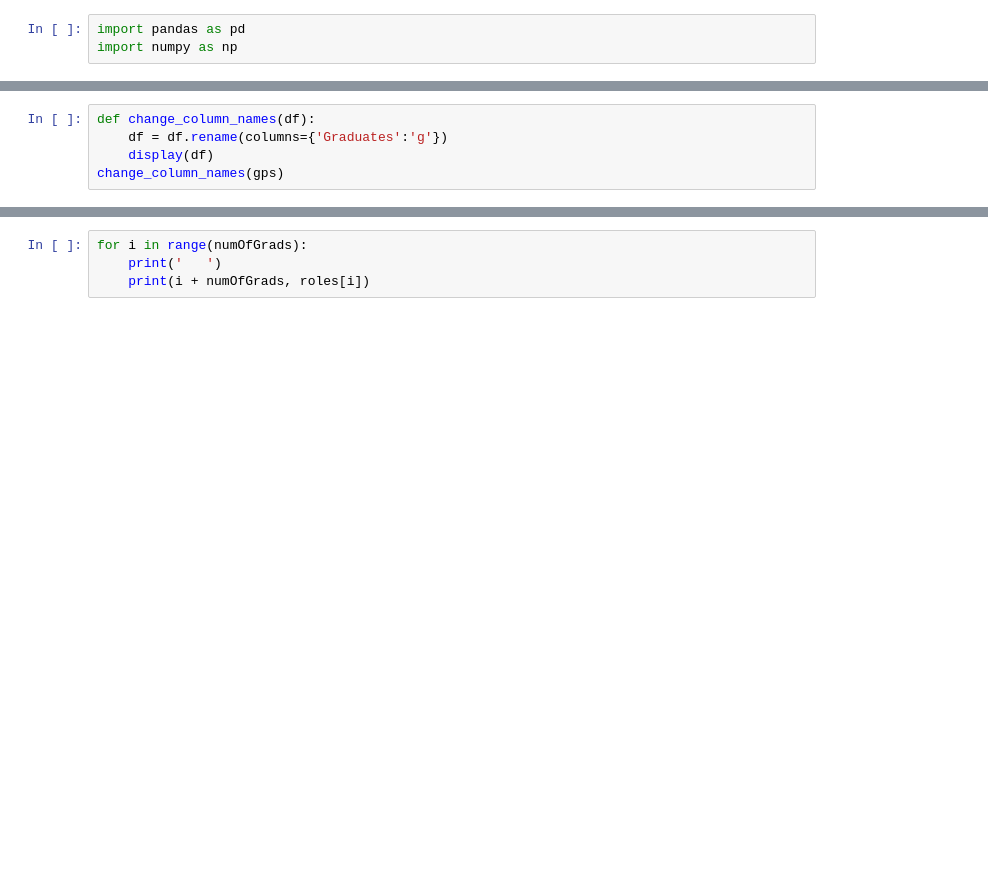
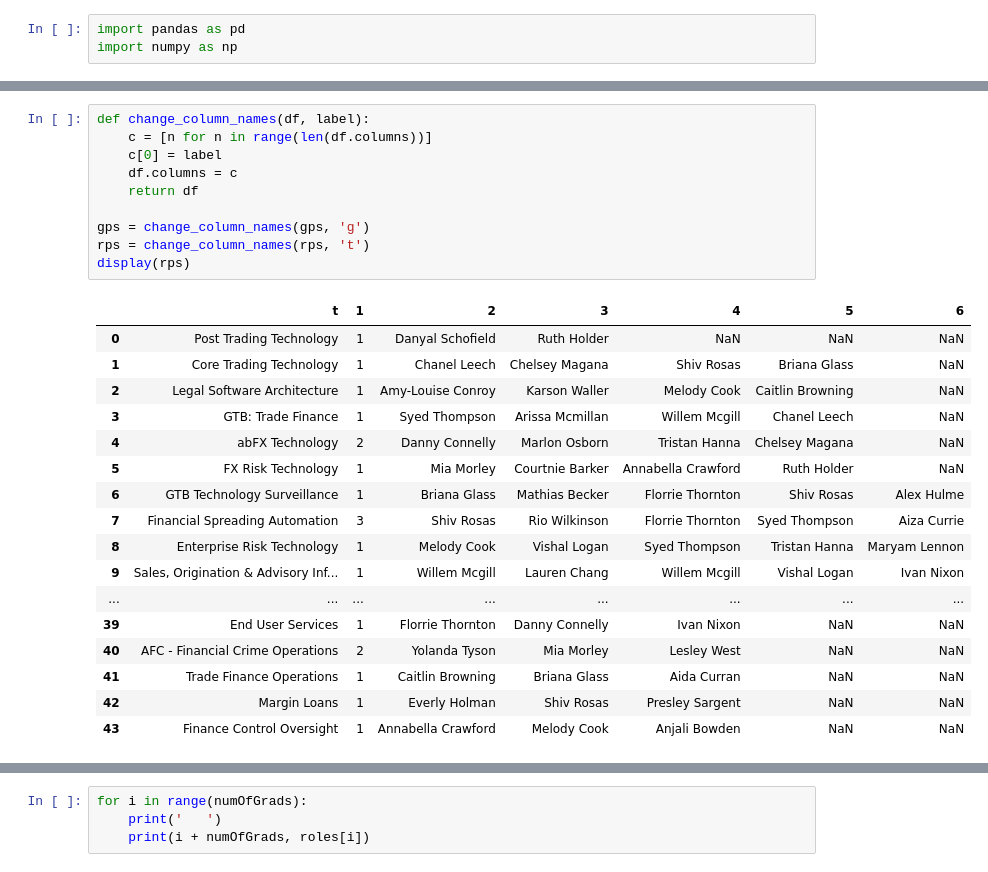
Before and after one commit to fleadsom/internHackathon, a Jupyter notebook: gale_shapley.ipynb, the cells around one changed output, grey strips where cells are left out. Saved outputs shown, nothing was run; the diff lists cells and outputs as text; blank space fills up the shorter version.

```diff
--- a/gale_shapley.ipynb
+++ b/gale_shapley.ipynb
@@ -52,5 +53,0 @@ remove_skill_columns(gps)
-# %%
-def change_column_names(df):
-    df = df.rename(columns={'Graduates':'g'})
-    display(df)
-change_column_names(gps)
@@ -74,0 +54,28 @@ change_column_names(gps)
+# %%
+def change_column_names(df, label):
+    c = [n for n in range(len(df.columns))]
+    c[0] = label
+    df.columns = c
+    return df
+
+gps = change_column_names(gps, 'g')
+rps = change_column_names(rps, 't')
+display(rps)
+# %% [output]
+|  | t | 1 | 2 | 3 | 4 | 5 | 6 |
+| 0 | Post Trading Technology | 1 | Danyal Schofield | Ruth Holder | NaN | NaN | NaN |
+| 1 | Core Trading Technology | 1 | Chanel Leech | Chelsey Magana | Shiv Rosas | Briana Glass | NaN |
+| 2 | Legal Software Architecture | 1 | Amy-Louise Conroy | Karson Waller | Melody Cook | Caitlin Browning | NaN |
+| 3 | GTB: Trade Finance | 1 | Syed Thompson | Arissa Mcmillan | Willem Mcgill | Chanel Leech | NaN |
+| 4 | abFX Technology | 2 | Danny Connelly | Marlon Osborn | Tristan Hanna | Chelsey Magana | NaN |
+| 5 | FX Risk Technology | 1 | Mia Morley | Courtnie Barker | Annabella Crawford | Ruth Holder | NaN |
+| 6 | GTB Technology Surveillance | 1 | Briana Glass | Mathias Becker | Florrie Thornton | Shiv Rosas | Alex Hulme |
+| 7 | Financial Spreading Automation | 3 | Shiv Rosas | Rio Wilkinson | Florrie Thornton | Syed Thompson | Aiza Currie |
+| 8 | Enterprise Risk Technology | 1 | Melody Cook | Vishal Logan | Syed Thompson | Tristan Hanna | Maryam Lennon |
+| 9 | Sales, Origination & Advisory Inf... | 1 | Willem Mcgill | Lauren Chang | Willem Mcgill | Vishal Logan | Ivan Nixon |
+| ... | ... | ... | ... | ... | ... | ... | ... |
+| 39 | End User Services | 1 | Florrie Thornton | Danny Connelly | Ivan Nixon | NaN | NaN |
+| 40 | AFC - Financial Crime Operations | 2 | Yolanda Tyson | Mia Morley | Lesley West | NaN | NaN |
+| 41 | Trade Finance Operations | 1 | Caitlin Browning | Briana Glass | Aida Curran | NaN | NaN |
+| 42 | Margin Loans | 1 | Everly Holman | Shiv Rosas | Presley Sargent | NaN | NaN |
+| 43 | Finance Control Oversight | 1 | Annabella Crawford | Melody Cook | Anjali Bowden | NaN | NaN |
```
Also changed, not shown: parts of 11 cells of this notebook, 1 other file.
